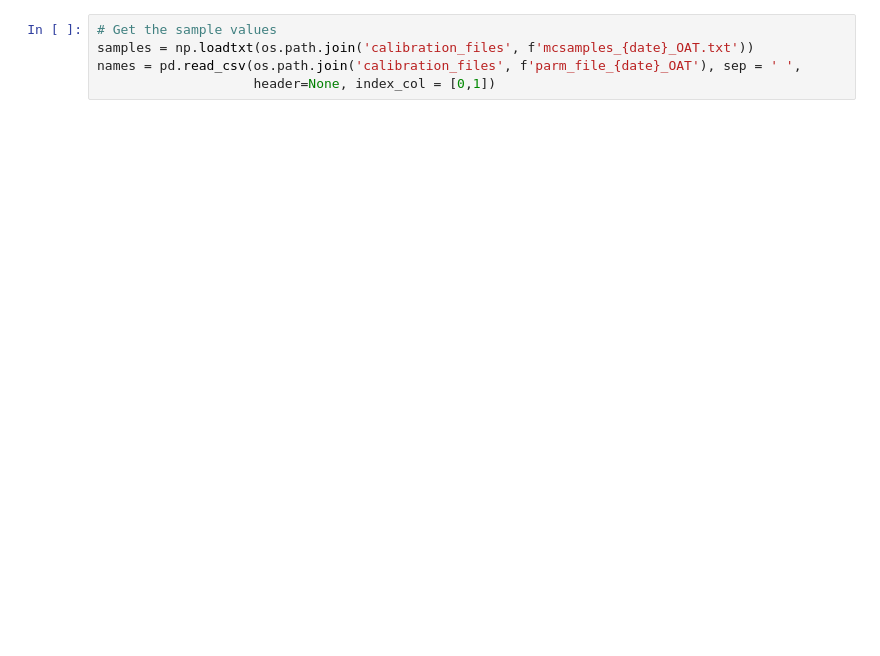
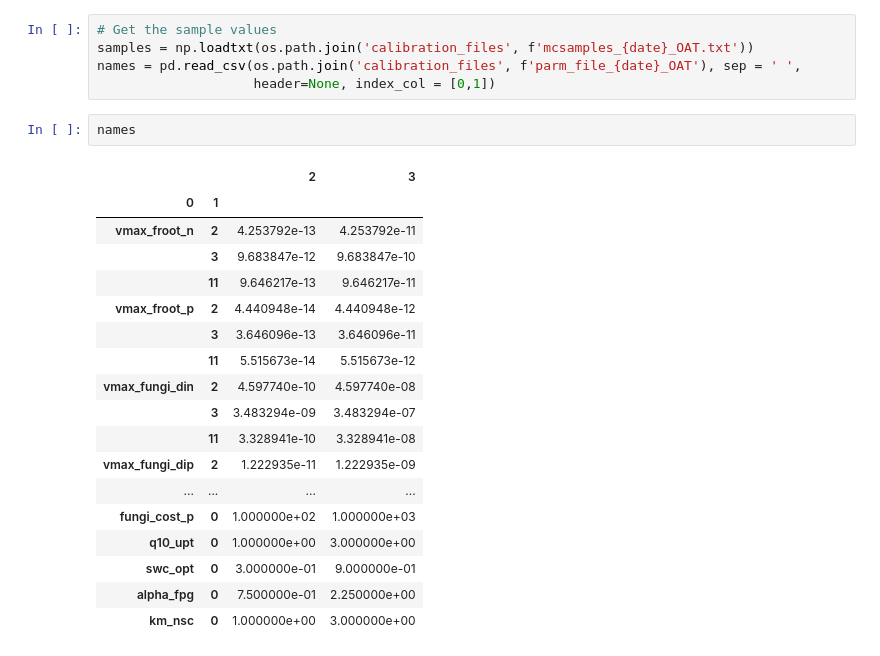
Before and after one commit to ypwong22/elm_nutrients, a Jupyter notebook: uq_examine_sensitivity_OAT.ipynb, the cells around one changed output. Saved outputs shown, nothing was run; the diff lists cells and outputs as text; blank space fills up the shorter version.

```diff
--- a/uq_examine_sensitivity_OAT.ipynb
+++ b/uq_examine_sensitivity_OAT.ipynb
@@ -43,5 +39,26 @@ collect[:, -2:, :, :] = - collect[:, -2:, :, :]
 samples = np.loadtxt(os.path.join('calibration_files', f'mcsamples_{date}_OAT.txt'))
 names = pd.read_csv(os.path.join('calibration_files', f'parm_file_{date}_OAT'), sep = ' ',
                     header=None, index_col = [0,1])
+# %%
+names
+# %% [output]
+|  |  | 2 | 3 |
+| 0 | 1 |  |  |
+| vmax_froot_n | 2 | 4.253792e-13 | 4.253792e-11 |
+|  | 3 | 9.683847e-12 | 9.683847e-10 |
+|  | 11 | 9.646217e-13 | 9.646217e-11 |
+| vmax_froot_p | 2 | 4.440948e-14 | 4.440948e-12 |
+|  | 3 | 3.646096e-13 | 3.646096e-11 |
+|  | 11 | 5.515673e-14 | 5.515673e-12 |
+| vmax_fungi_din | 2 | 4.597740e-10 | 4.597740e-08 |
+|  | 3 | 3.483294e-09 | 3.483294e-07 |
+|  | 11 | 3.328941e-10 | 3.328941e-08 |
+| vmax_fungi_dip | 2 | 1.222935e-11 | 1.222935e-09 |
+| ... | ... | ... | ... |
+| fungi_cost_p | 0 | 1.000000e+02 | 1.000000e+03 |
+| q10_upt | 0 | 1.000000e+00 | 3.000000e+00 |
+| swc_opt | 0 | 3.000000e-01 | 9.000000e-01 |
+| alpha_fpg | 0 | 7.500000e-01 | 2.250000e+00 |
+| km_nsc | 0 | 1.000000e+00 | 3.000000e+00 |
 # %%
 ######################################################
```
Also changed, not shown: parts of 4 cells of this notebook, 21 other files.
